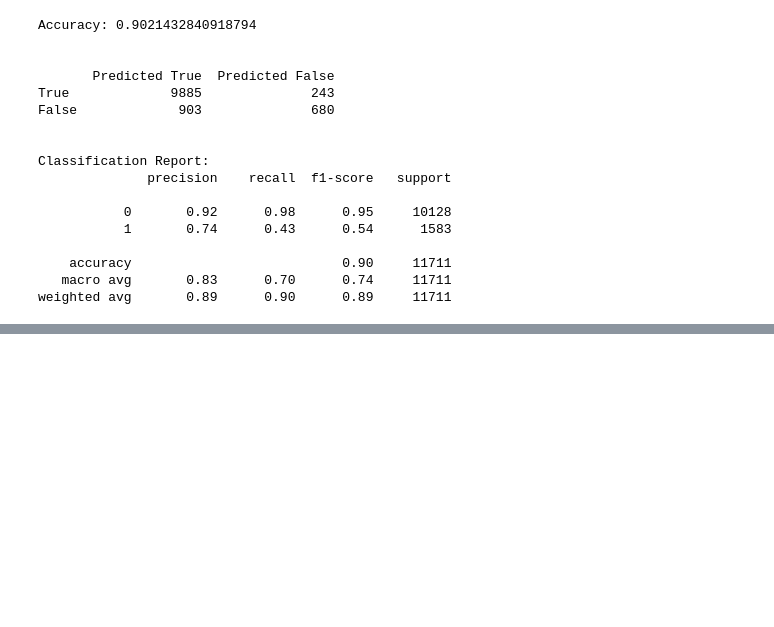
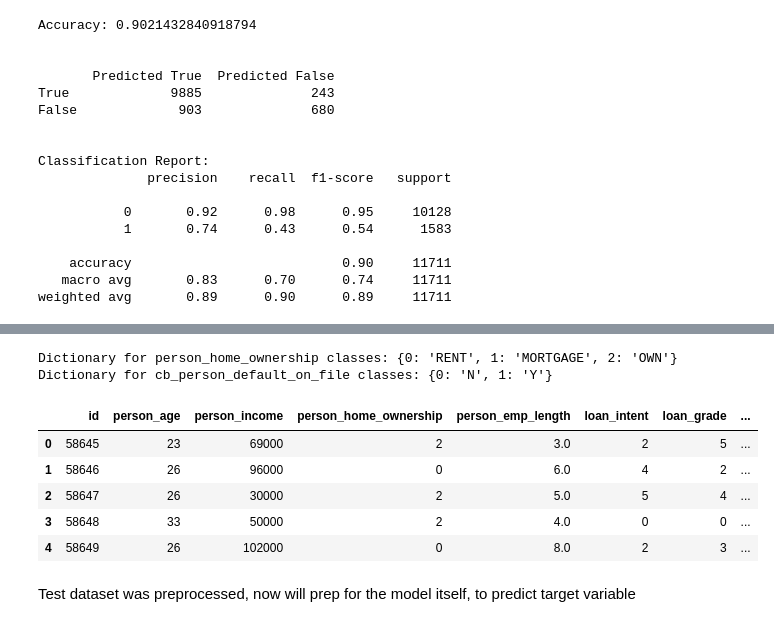
Before and after one commit to VithushanE/LoanApprovalPrediction, a Jupyter notebook: Loan Approval Prediction.ipynb, the cells around one changed output, grey strips where cells are left out. Saved outputs shown, nothing was run; the diff lists cells and outputs as text; code cells hidden in the pictures; blank space fills up the shorter version.

```diff
--- a/Loan Approval Prediction.ipynb
+++ b/Loan Approval Prediction.ipynb
@@ -393,0 +406,60 @@ weighted avg       0.89      0.90      0.89     11711
+# %%
+# Data cleaning for test data
+
+# THere are 89 Rows of OTHER
+test[test['person_home_ownership']=='OTHER']
+
+# Drop "OTHER" since it represents less than 0.001% of the data
+test =test[test['person_home_ownership']!='OTHER']
+
+
+# Utilize LabelEncoder to encode the string objects
+list(test['loan_intent'].unique())
+
+# Initialize labelEncoder
+encoder = LabelEncoder()
+
+# Fit and transform the data for 'loan_intent' column
+test['loan_intent'] = encoder.fit_transform(test['loan_intent'])
+
+# Fit and transform the data for 'loan_grade' column
+test['loan_grade'] = encoder.fit_transform(test['loan_grade'])
+
+
+# HOME OWNERSHIP DATA CLEANING
+
+# Get Unique classes from the "person_home_ownership"
+unique_values = test['person_home_ownership'].unique()
+home_ownership_dict = {i: unique_values[i] for i in range(len(unique_values))}
+
+# Print the dictionary for reference
+print("Dictionary for person_home_ownership classes:", home_ownership_dict)
+
+# Fit and transform the data for 'person_home_ownership' column
+test['person_home_ownership'] = encoder.fit_transform(test['person_home_ownership'])
+
+
+# CB_PERSON_DEFAULT_ON_FILE
+
+# Get Unique classes from the "person_home_ownership"
+unique_values = test['cb_person_default_on_file'].unique()
+cb_person_default_on_file_dict = {i: unique_values[i] for i in range(len(unique_values))}
+
+# Print the dictionary for reference
+print("Dictionary for cb_person_default_on_file classes:", cb_person_default_on_file_dict)
+
+# Fit and transform the data for 'person_home_ownership' column
+test['cb_person_default_on_file'] = encoder.fit_transform(test['cb_person_default_on_file'])
+
+test.head()
+# %% [output]
+Dictionary for person_home_ownership classes: {0: 'RENT', 1: 'MORTGAGE', 2: 'OWN'}
+Dictionary for cb_person_default_on_file classes: {0: 'N', 1: 'Y'}
+|  | id | person_age | person_income | person_home_ownership | person_emp_length | loan_intent | loan_grade | ... |
+| 0 | 58645 | 23 | 69000 | 2 | 3.0 | 2 | 5 | ... |
+| 1 | 58646 | 26 | 96000 | 0 | 6.0 | 4 | 2 | ... |
+| 2 | 58647 | 26 | 30000 | 2 | 5.0 | 5 | 4 | ... |
+| 3 | 58648 | 33 | 50000 | 2 | 4.0 | 0 | 0 | ... |
+| 4 | 58649 | 26 | 102000 | 0 | 8.0 | 2 | 3 | ... |
+# %% [markdown]
+Test dataset was preprocessed, now will prep for the model itself, to predict target variable
```
Also changed, not shown: parts of 6 cells of this notebook.
